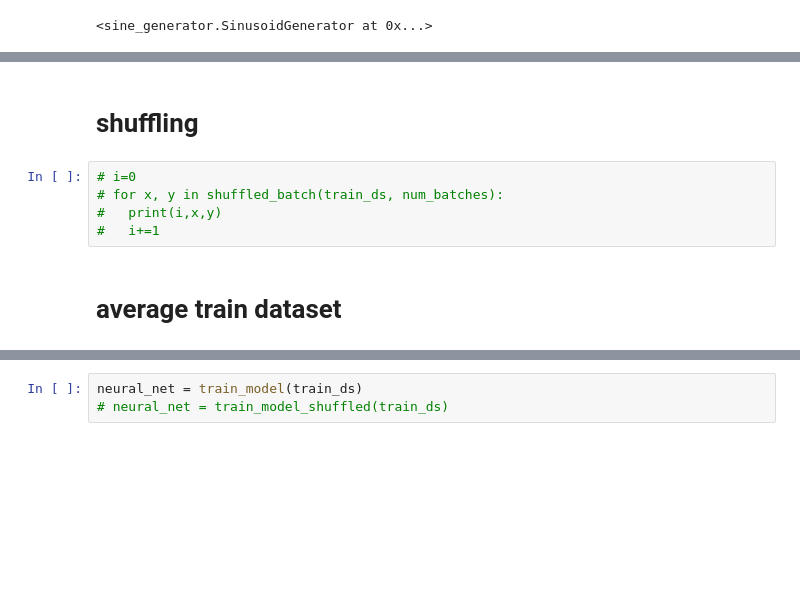
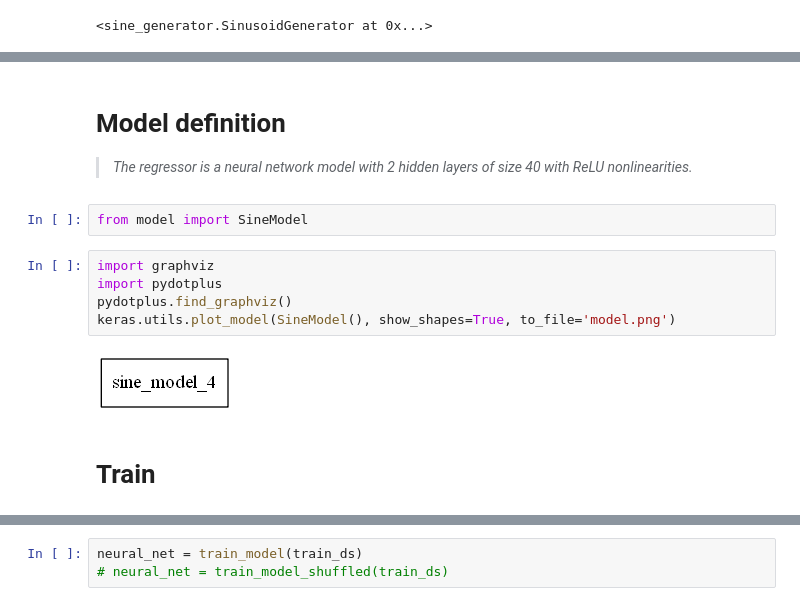
Before and after one commit to ZohrehAdabi/MAML, a Jupyter notebook: MAML.ipynb, the cells around one changed output, grey strips where cells are left out. Saved outputs shown, nothing was run; the diff lists cells and outputs as text; blank space fills up the shorter version.

```diff
--- a/MAML.ipynb
+++ b/MAML.ipynb
@@ -112,9 +133,18 @@ train_ds[0]
+# %% [markdown]
+# Model definition
+
+
+> *The regressor
+is a neural network model with 2 hidden layers of size
+40 with ReLU nonlinearities.*
+# %%
+from model import SineModel
+# %%
+import graphviz
+import pydotplus
+pydotplus.find_graphviz()
+keras.utils.plot_model(SineModel(), show_shapes=True, to_file='model.png')
+# %% [output]
+[figure, added]
 # %% [markdown]
-# shuffling
+# Train
-# %%
-# i=0
-# for x, y in shuffled_batch(train_ds, num_batches):
-#   print(i,x,y)
-#   i+=1
-# %% [markdown]
-# average train dataset
```
Also changed, not shown: parts of 17 cells of this notebook, 2 other files.
